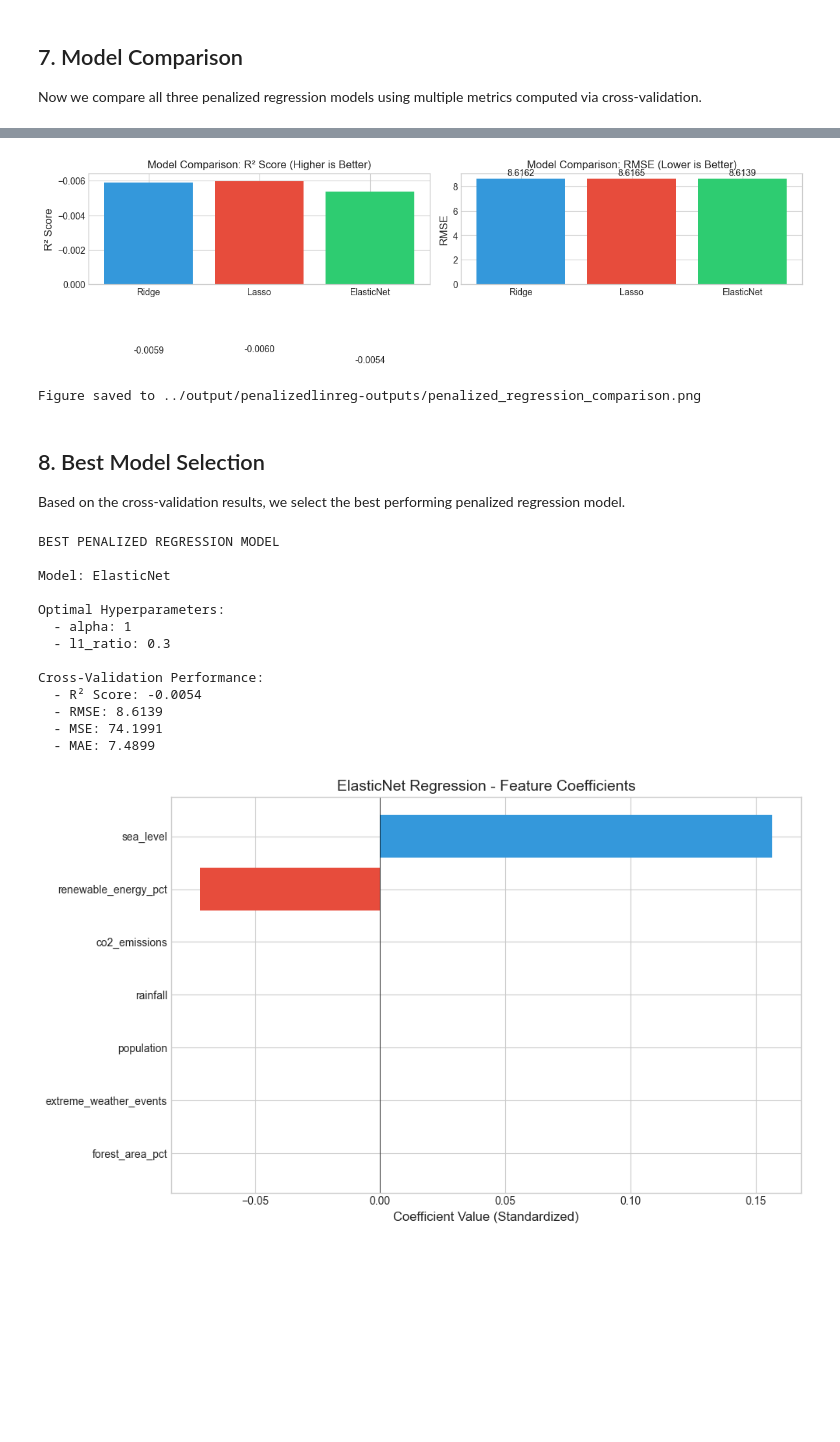
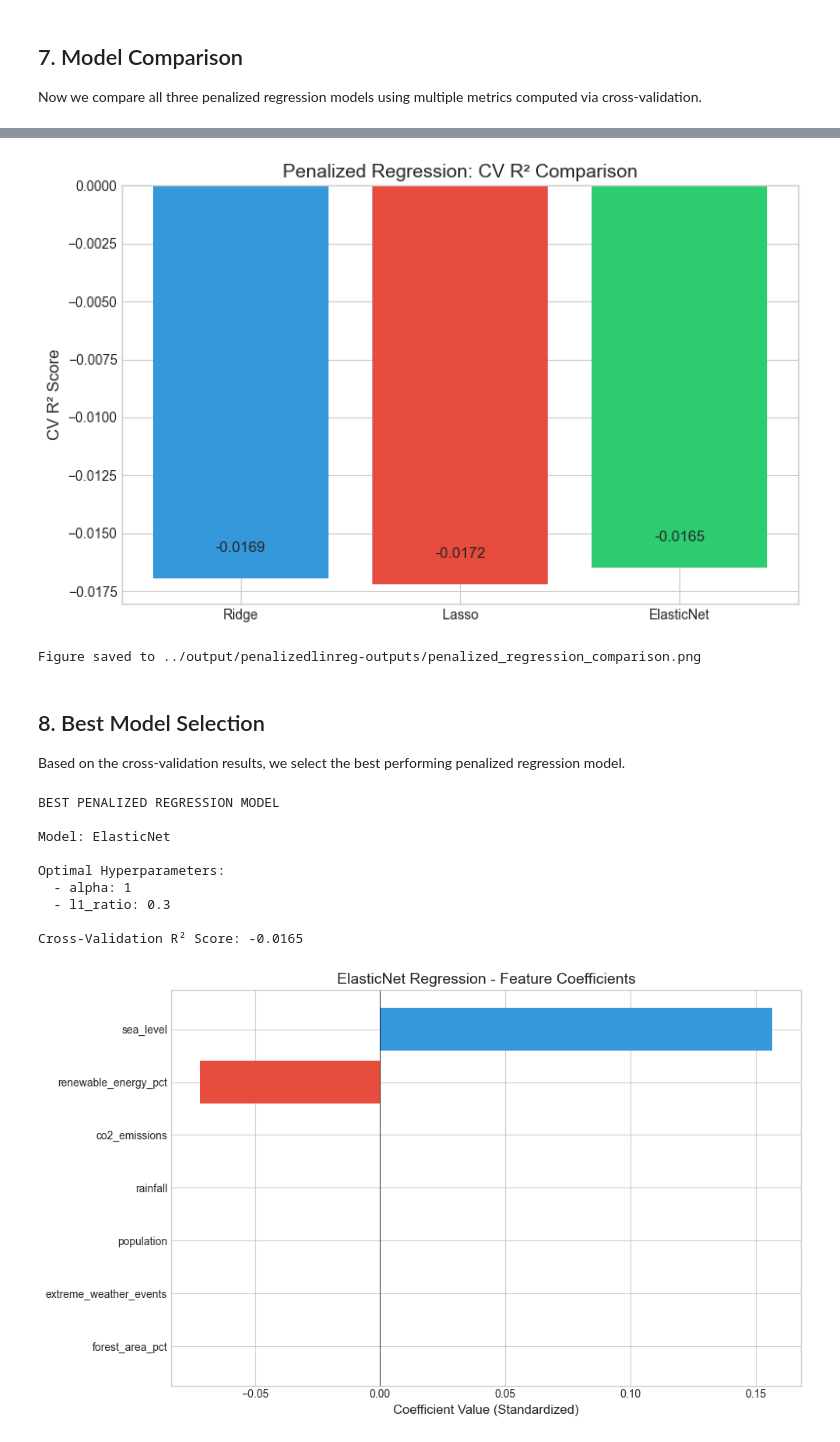
Before and after one commit to stefanregalia/ds4021-final-project, a Jupyter notebook: notebooks/penalized-linreg.ipynb, the cells around one changed output, grey strips where cells are left out. Drawn from its saved outputs; the diff is of its cells as text; code cells hidden in the pictures; blank space fills up the shorter version.

```diff
--- a/notebooks/penalized-linreg.ipynb
+++ b/notebooks/penalized-linreg.ipynb
@@ -331,34 +317,24 @@ PENALIZED LINEAR REGRESSION - CROSS-VALIDATION RESULTS
 # %%
-# Visualize model comparison
-fig, axes = plt.subplots(1, 2, figsize=(12, 5))
+# Visualize R² comparison
+fig, ax = plt.subplots(figsize=(8, 5))
 
-# Plot 1: R² comparison
-ax1 = axes[0]
 colors = ['#3498db', '#e74c3c', '#2ecc71']
-bars1 = ax1.bar(comparison_df.index, comparison_df['R² Score'], color=colors)
-ax1.set_ylabel('R² Score', fontsize=12)
-ax1.set_title('Model Comparison: R² Score (Higher is Better)', fontsize=12)
-ax1.set_ylim(0, max(comparison_df['R² Score']) * 1.2)
-for bar, val in zip(bars1, comparison_df['R² Score']):
-    ax1.text(bar.get_x() + bar.get_width()/2, bar.get_height() + 0.01,
-             f'{val:.4f}', ha='center', va='bottom', fontsize=10)
+bars = ax.bar(comparison_df.index, comparison_df['CV R² Score'], color=colors)
+ax.set_ylabel('CV R² Score', fontsize=12)
+ax.set_title('Penalized Regression: CV R² Comparison', fontsize=14)
+ax.axhline(y=0, color='black', linestyle='-', linewidth=0.5)
 
-# Plot 2: RMSE comparison
-ax2 = axes[1]
-bars2 = ax2.bar(comparison_df.index, comparison_df['RMSE'], color=colors)
-ax2.set_ylabel('RMSE', fontsize=12)
-ax2.set_title('Model Comparison: RMSE (Lower is Better)', fontsize=12)
-for bar, val in zip(bars2, comparison_df['RMSE']):
-    ax2.text(bar.get_x() + bar.get_width()/2, bar.get_height() + 0.1,
-             f'{val:.4f}', ha='center', va='bottom', fontsize=10)
+for bar, val in zip(bars, comparison_df['CV R² Score']):
+    ax.text(bar.get_x() + bar.get_width()/2, bar.get_height() + 0.001,
+            f'{val:.4f}', ha='center', va='bottom', fontsize=11)
 
 plt.tight_layout()
 plt.savefig(f'{OUTPUT_DIR}/penalized_regression_comparison.png', dpi=150)
 plt.show()
 
 print(f"Figure saved to {OUTPUT_DIR}/penalized_regression_comparison.png")
 # %% [output]
-[figure, old version]
+[figure, new version]
 Figure saved to ../output/penalizedlinreg-outputs/penalized_regression_comparison.png
 # %% [markdown]
 ## 8. Best Model Selection
@@ -366,9 +342,8 @@ Figure saved to ../output/penalizedlinreg-outputs/penalized_regression_compariso
 Based on the cross-validation results, we select the best performing penalized regression model.
 # %%
 # Select best model based on highest R²
-best_model_name = comparison_df['R² Score'].idxmax()
-best_r2 = comparison_df.loc[best_model_name, 'R² Score']
-best_rmse = comparison_df.loc[best_model_name, 'RMSE']
+best_model_name = comparison_df['CV R² Score'].idxmax()
+best_r2 = comparison_df.loc[best_model_name, 'CV R² Score']
 
 # Get the corresponding grid search object
 model_mapping = {
@@ -385,11 +360,7 @@ print(f"\nModel: {best_model_name}")
 print(f"\nOptimal Hyperparameters:")
 for param, value in best_grid_search.best_params_.items():
     print(f"  - {param.split('__')[1]}: {value}")
-print(f"\nCross-Validation Performance:")
-print(f"  - R² Score: {best_r2:.4f}")
-print(f"  - RMSE: {best_rmse:.4f}")
-print(f"  - MSE: {comparison_df.loc[best_model_name, 'MSE']:.4f}")
-print(f"  - MAE: {comparison_df.loc[best_model_name, 'MAE']:.4f}")
+print(f"\nCross-Validation R² Score: {best_r2:.4f}")
 # %% [output]
 BEST PENALIZED REGRESSION MODEL
 
@@ -399,11 +370,7 @@ Optimal Hyperparameters:
   - alpha: 1
   - l1_ratio: 0.3
 
-Cross-Validation Performance:
-  - R² Score: -0.0054
-  - RMSE: 8.6139
-  - MSE: 74.1991
-  - MAE: 7.4899
+Cross-Validation R² Score: -0.0165
 # %%
 # Display coefficients of the best model
 # Get the regressor from the pipeline
```
Also changed, not shown: parts of 2 cells of this notebook, 2 other files.
